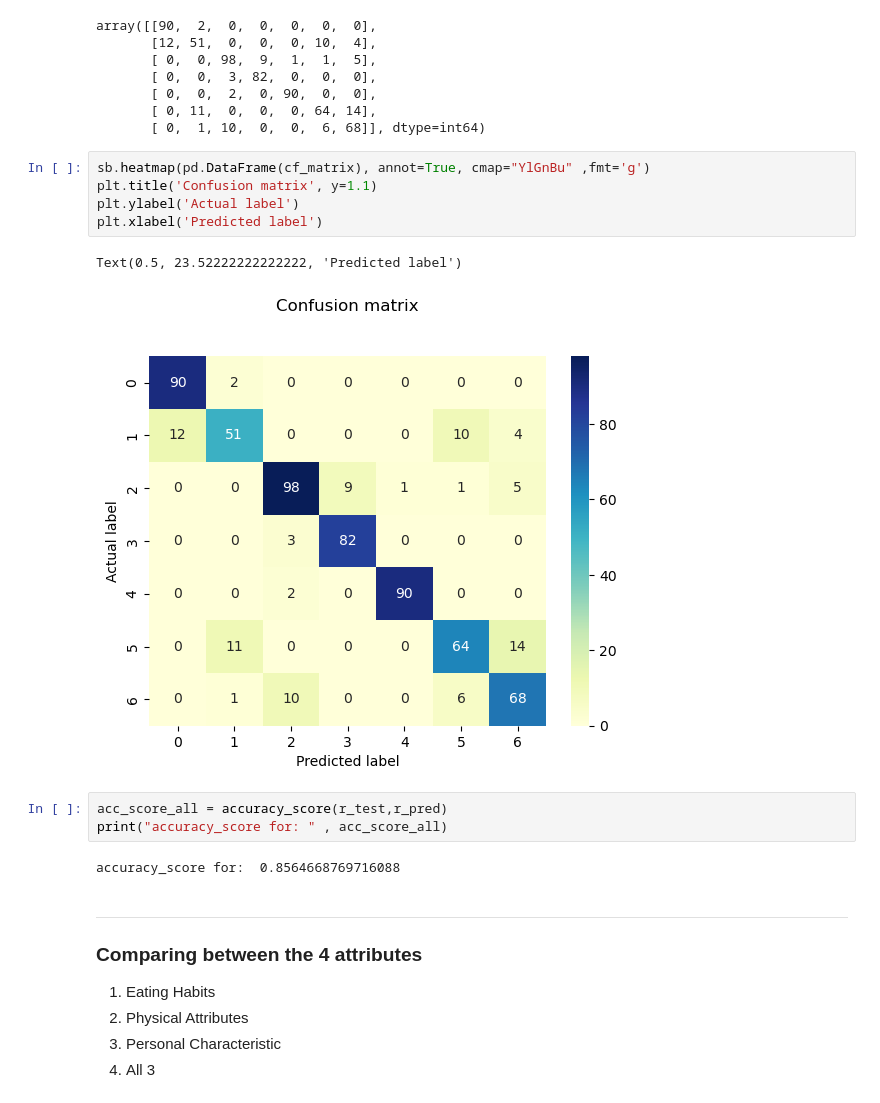
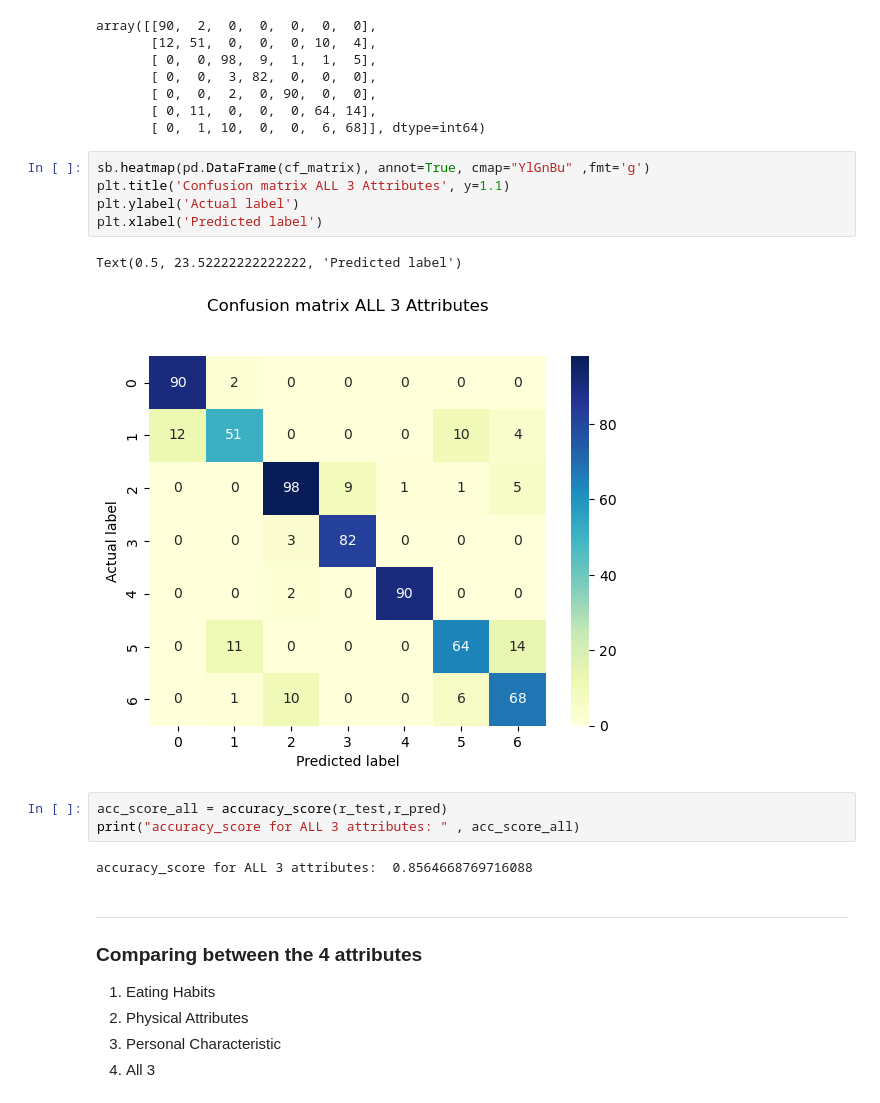
Before and after one commit to nellyzulkiflee/SC1015_Project_2023, a Jupyter notebook: logistic_regression.ipynb, the cells around one changed output. Cells and saved outputs as stored; diff of their text form.

```diff
--- a/logistic_regression.ipynb
+++ b/logistic_regression.ipynb
@@ -819,17 +819,17 @@ array([[90,  2,  0,  0,  0,  0,  0],
        [ 0,  1, 10,  0,  0,  6, 68]], dtype=int64)
 # %%
 sb.heatmap(pd.DataFrame(cf_matrix), annot=True, cmap="YlGnBu" ,fmt='g')
-plt.title('Confusion matrix', y=1.1)
+plt.title('Confusion matrix ALL 3 Attributes', y=1.1)
 plt.ylabel('Actual label')
 plt.xlabel('Predicted label')
 # %% [output]
 Text(0.5, 23.52222222222222, 'Predicted label')
-[figure, old version]
+[figure, new version]
 # %%
 acc_score_all = accuracy_score(r_test,r_pred)
-print("accuracy_score for: " , acc_score_all)
+print("accuracy_score for ALL 3 attributes: " , acc_score_all)
 # %% [output]
-accuracy_score for:  0.8564668769716088
+accuracy_score for ALL 3 attributes:  0.8564668769716088
 # %% [markdown]
 ---------
 ### Comparing between the 4 attributes
```
Also changed, not shown: parts of 3 cells of this notebook.
